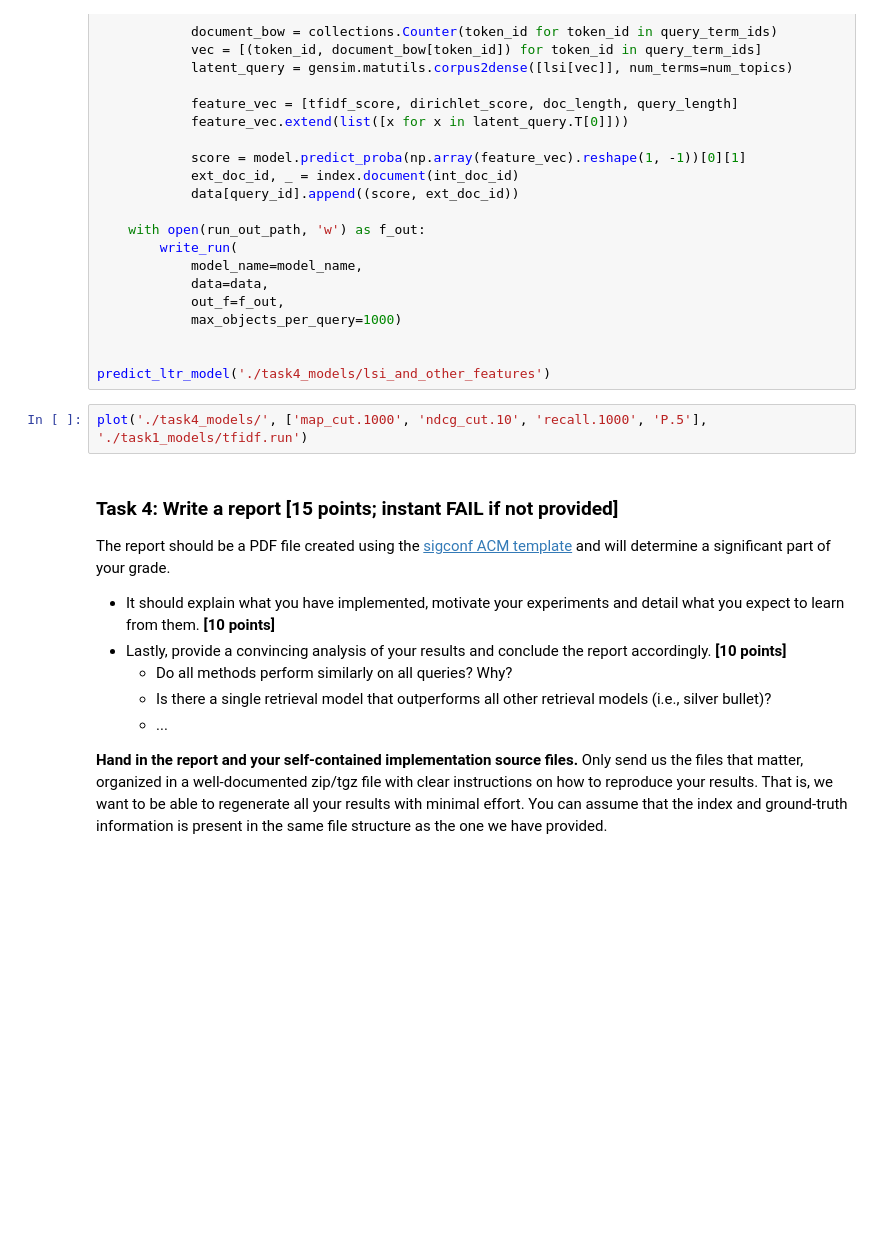
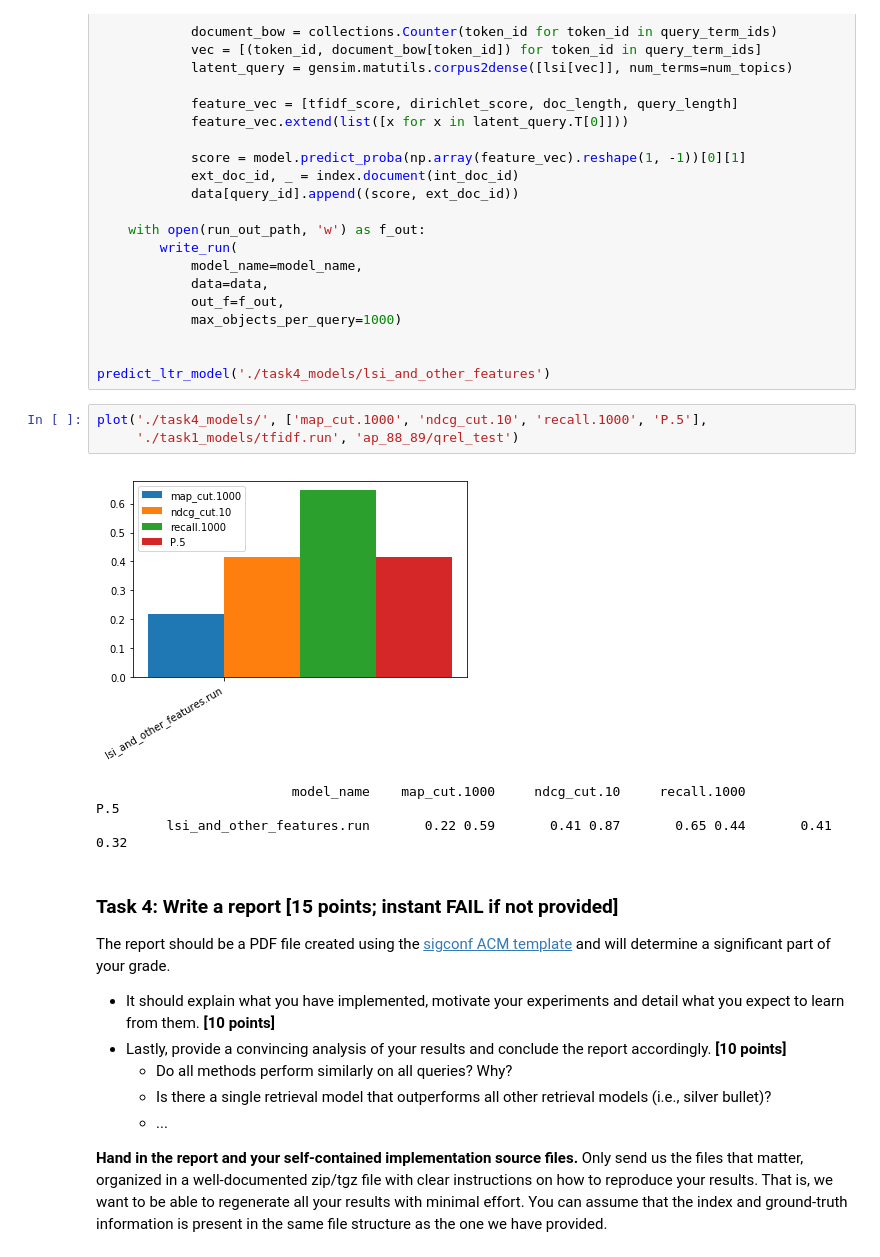
Before and after one commit to Poezedoez/IR1, a Jupyter notebook: hw2/assignment.ipynb, the cells around one changed output. Drawn from its saved outputs; the diff is of its cells as text; blank space fills up the shorter version.

```diff
--- a/hw2/assignment.ipynb
+++ b/hw2/assignment.ipynb
@@ -1134,7 +1134,12 @@ def predict_ltr_model(model_name):
 
 predict_ltr_model('./task4_models/lsi_and_other_features')
 # %%
-plot('./task4_models/', ['map_cut.1000', 'ndcg_cut.10', 'recall.1000', 'P.5'], './task1_models/tfidf.run')
+plot('./task4_models/', ['map_cut.1000', 'ndcg_cut.10', 'recall.1000', 'P.5'],
+     './task1_models/tfidf.run', 'ap_88_89/qrel_test')
+# %% [output]
+[figure, added]
+                         model_name    map_cut.1000     ndcg_cut.10     recall.1000             P.5
+         lsi_and_other_features.run       0.22 0.59       0.41 0.87       0.65 0.44       0.41 0.32
 # %% [markdown]
 ### Task 4: Write a report [15 points; instant FAIL if not provided] ###
 
```
Also changed, not shown: parts of 10 cells of this notebook.
